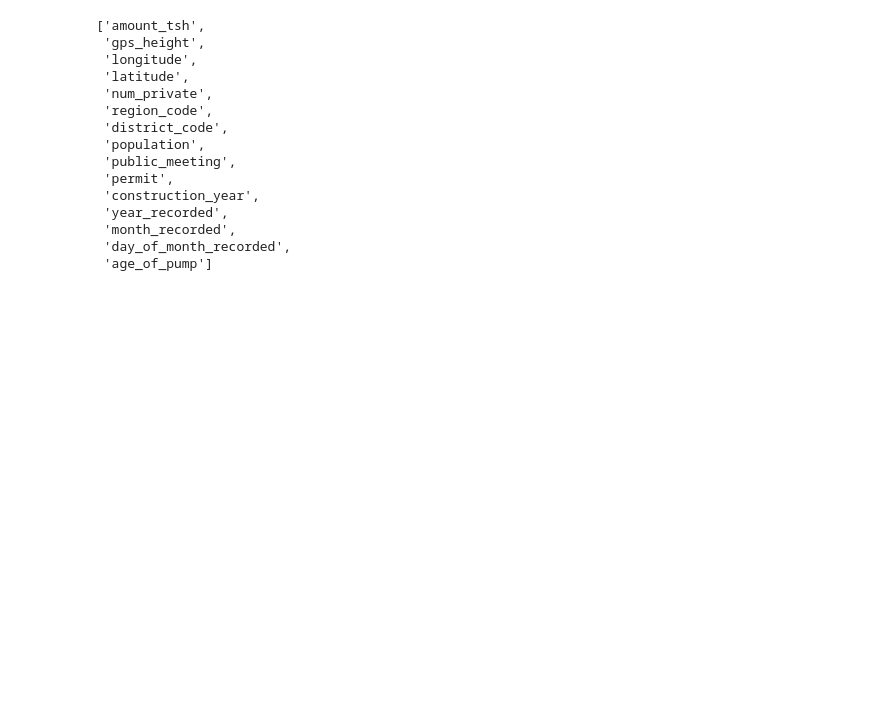
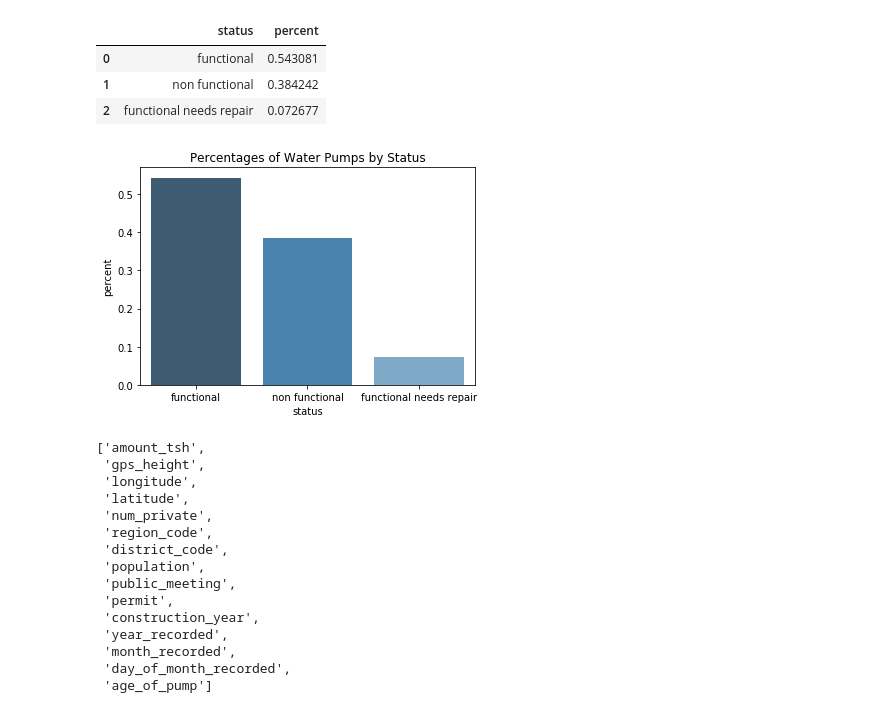
Before and after one commit to livjab/DS3-Kaggle-Comptetion, a Jupyter notebook: Kaggle_competition_final_notebook.ipynb, the cells around one changed output. Drawn from its saved outputs; the diff is of its cells as text; code cells hidden in the pictures; blank space fills up the shorter version.

```diff
--- a/Kaggle_competition_final_notebook.ipynb
+++ b/Kaggle_competition_final_notebook.ipynb
@@ -111,3 +117,19 @@ Name: status_group, dtype: float64
+# %%
+baseline = baseline.reset_index()
+baseline = baseline.rename(columns= {"index": "status", "status_group": "percent"})
+baseline
+# %% [output]
+|  | status | percent |
+| 0 | functional | 0.543081 |
+| 1 | non functional | 0.384242 |
+| 2 | functional needs repair | 0.072677 |
+# %%
+# let's make this better looking
+import seaborn as sns
+
+sns.barplot("status", y="percent", data=baseline, palette="Blues_d").set_title("Percentages of Water Pumps by Status");
+# %% [output]
+[figure, added]
 # %%
 # starting with a simple logistic regression model using only numeric columns
 # and simple inputer to handle nulls
```
Also changed, not shown: parts of 13 cells of this notebook.
